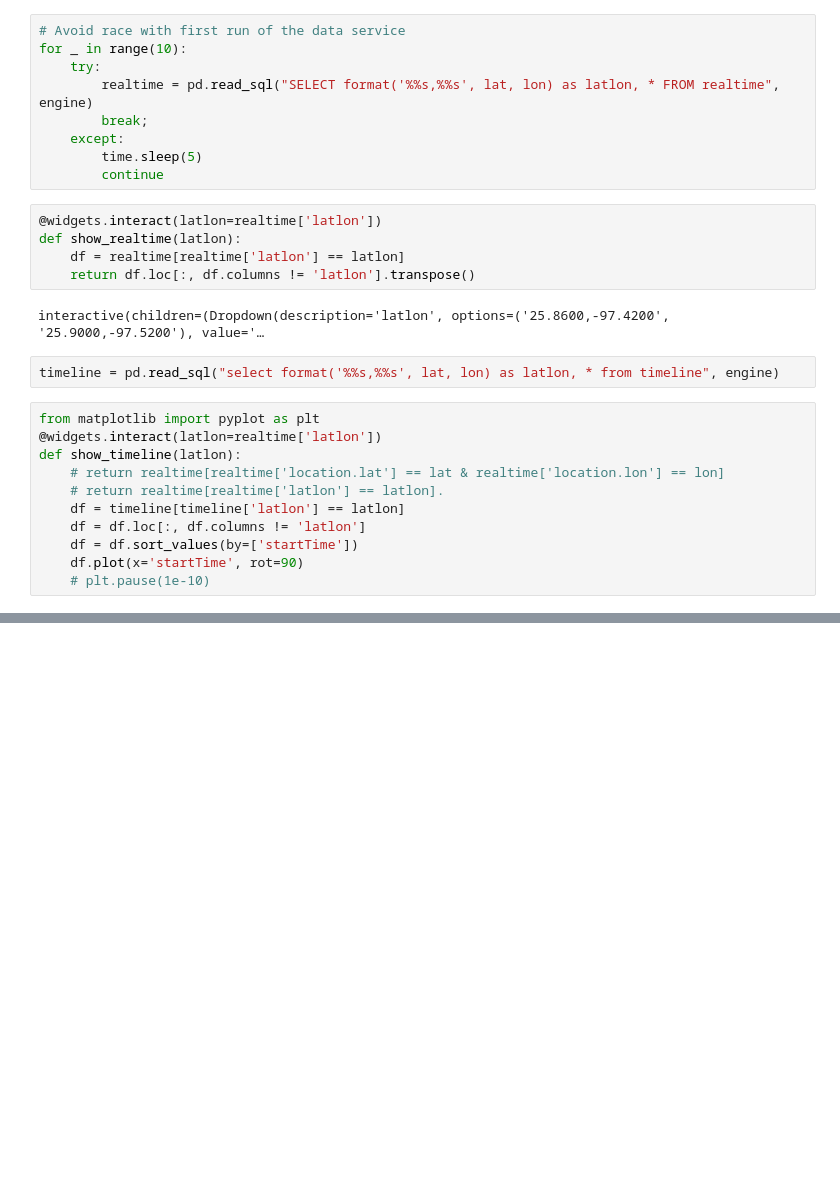
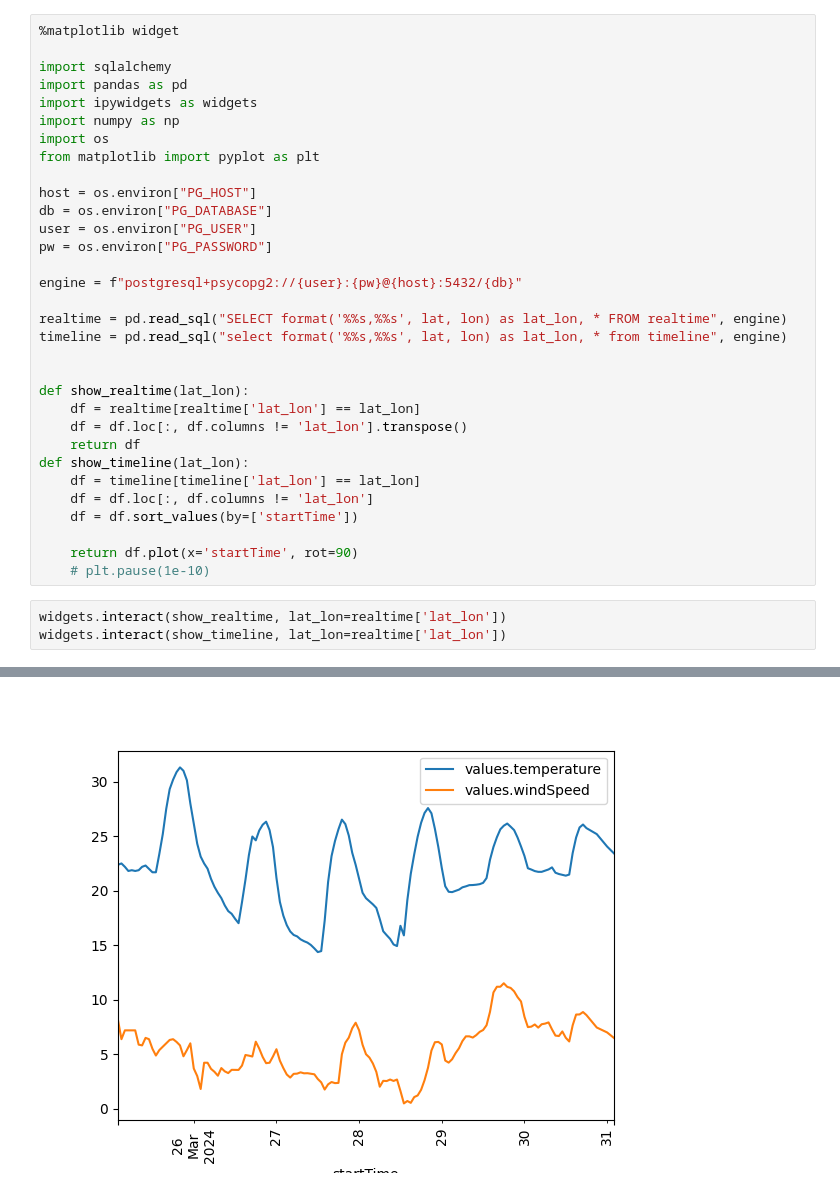
Before and after one commit to ran-eh/th_amp, a Jupyter notebook: jupyter/dash.ipynb, the cells around one changed output, grey strips where cells are left out. Saved outputs shown, nothing was run; the diff lists cells and outputs as text; blank space fills up the shorter version.

```diff
--- a/jupyter/dash.ipynb
+++ b/jupyter/dash.ipynb
@@ -8,29 +1,36 @@ engine = sqlalchemy.create_engine('postgresql://postgres:postgres@db:5432/weathe
-# %%
-# Avoid race with first run of the data service
-for _ in range(10):
-    try:
-        realtime = pd.read_sql("SELECT format('%%s,%%s', lat, lon) as latlon, * FROM realtime", engine)
-        break;
-    except:
-        time.sleep(5)
-        continue
-# %%
-@widgets.interact(latlon=realtime['latlon'])
-def show_realtime(latlon):
-    df = realtime[realtime['latlon'] == latlon]
-    return df.loc[:, df.columns != 'latlon'].transpose()
-# %% [output]
-interactive(children=(Dropdown(description='latlon', options=('25.8600,-97.4200', '25.9000,-97.5200'), value='…
-# %%
-timeline = pd.read_sql("select format('%%s,%%s', lat, lon) as latlon, * from timeline", engine)
-# %%
-from matplotlib import pyplot as plt
-@widgets.interact(latlon=realtime['latlon'])
-def show_timeline(latlon):
-    # return realtime[realtime['location.lat'] == lat & realtime['location.lon'] == lon]
-    # return realtime[realtime['latlon'] == latlon].
-    df = timeline[timeline['latlon'] == latlon]
-    df = df.loc[:, df.columns != 'latlon']
-    df = df.sort_values(by=['startTime'])
-    df.plot(x='startTime', rot=90)
-    # plt.pause(1e-10)
+# %%
+%matplotlib widget
+
+import sqlalchemy
+import pandas as pd
+import ipywidgets as widgets
+import numpy as np
+import os
+from matplotlib import pyplot as plt
+
+host = os.environ["PG_HOST"]
+db = os.environ["PG_DATABASE"]
+user = os.environ["PG_USER"]
+pw = os.environ["PG_PASSWORD"]
+
+engine = f"postgresql+psycopg2://{user}:{pw}@{host}:5432/{db}"
+
+realtime = pd.read_sql("SELECT format('%%s,%%s', lat, lon) as lat_lon, * FROM realtime", engine)
+timeline = pd.read_sql("select format('%%s,%%s', lat, lon) as lat_lon, * from timeline", engine)
+
+
+def show_realtime(lat_lon):
+    df = realtime[realtime['lat_lon'] == lat_lon]
+    df = df.loc[:, df.columns != 'lat_lon'].transpose()
+    return df
+def show_timeline(lat_lon):
+    df = timeline[timeline['lat_lon'] == lat_lon]
+    df = df.loc[:, df.columns != 'lat_lon']
+    df = df.sort_values(by=['startTime'])
+
+    return df.plot(x='startTime', rot=90)
+    # plt.pause(1e-10)
+# %%
+widgets.interact(show_realtime, lat_lon=realtime['lat_lon'])
+widgets.interact(show_timeline, lat_lon=realtime['lat_lon'])
+# %% [output]
@@ -36,0 +40 @@ def show_timeline(latlon):
+[figure, added]
```
Also changed, not shown: parts of 2 cells of this notebook, 10 other files.
